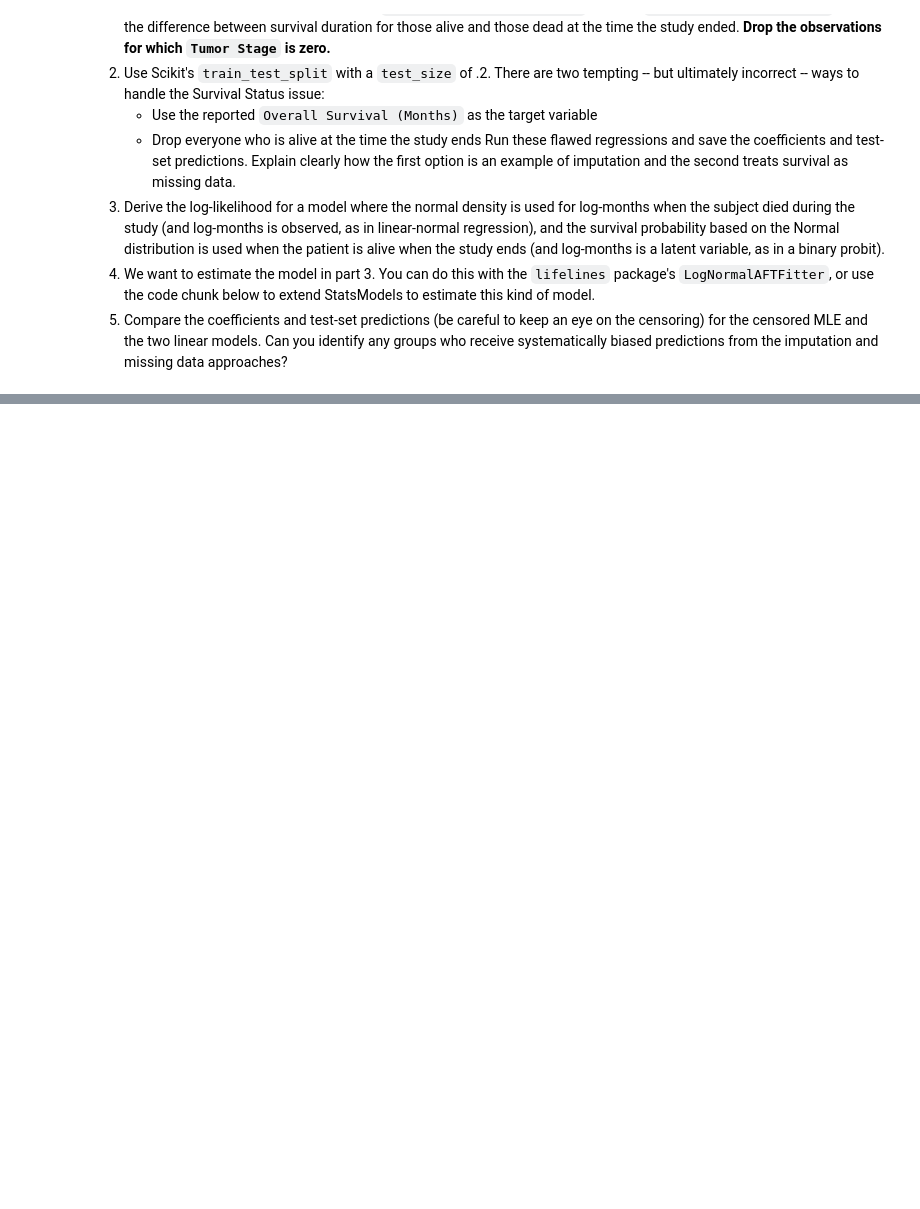
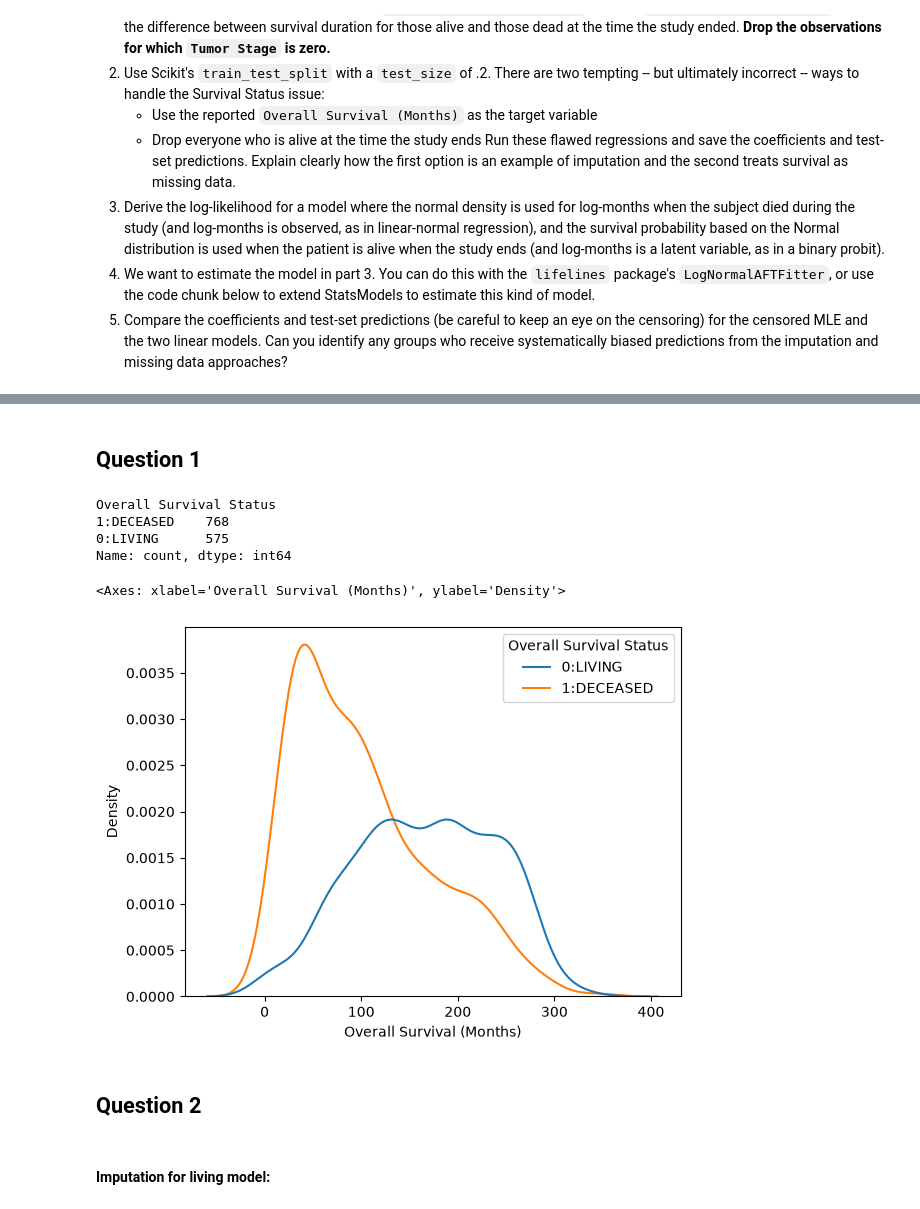
Before and after one commit to madsmith731/uu_mle, a Jupyter notebook: survival_lab.ipynb, the cells around one changed output, grey strips where cells are left out. Saved outputs shown, nothing was run; the diff lists cells and outputs as text; code cells hidden in the pictures; blank space fills up the shorter version.

Commit message:
Updates to survival_lab
Did some more work on the first lab assignment in this repo

```diff
--- a/survival_lab.ipynb
+++ b/survival_lab.ipynb
@@ -58,0 +58,25 @@ print(mle.summary())
+# %% [markdown]
+## Question 1
+# %%
+metabric = pd.read_csv('./data/metabric.csv')
+metabric['Overall Survival Status'].value_counts()
+# %% [output]
+Overall Survival Status
+1:DECEASED    768
+0:LIVING      575
+Name: count, dtype: int64
+# %%
+#dropping where Tumor Stage == 0
+metabric_clean = metabric.query("`Tumor Stage` != 0.0")
+
+
+
+#plotting KDE of Overall Survival (Months) hued by Overall Survival Status
+sns.kdeplot(metabric, x='Overall Survival (Months)', hue= 'Overall Survival Status')
+# %% [output]
+<Axes: xlabel='Overall Survival (Months)', ylabel='Density'>
+[figure, added]
+# %% [markdown]
+## Question 2
+# %% [markdown]
+#### Imputation for living model:
```
Also changed, not shown: parts of 18 cells of this notebook, 1 other file.
